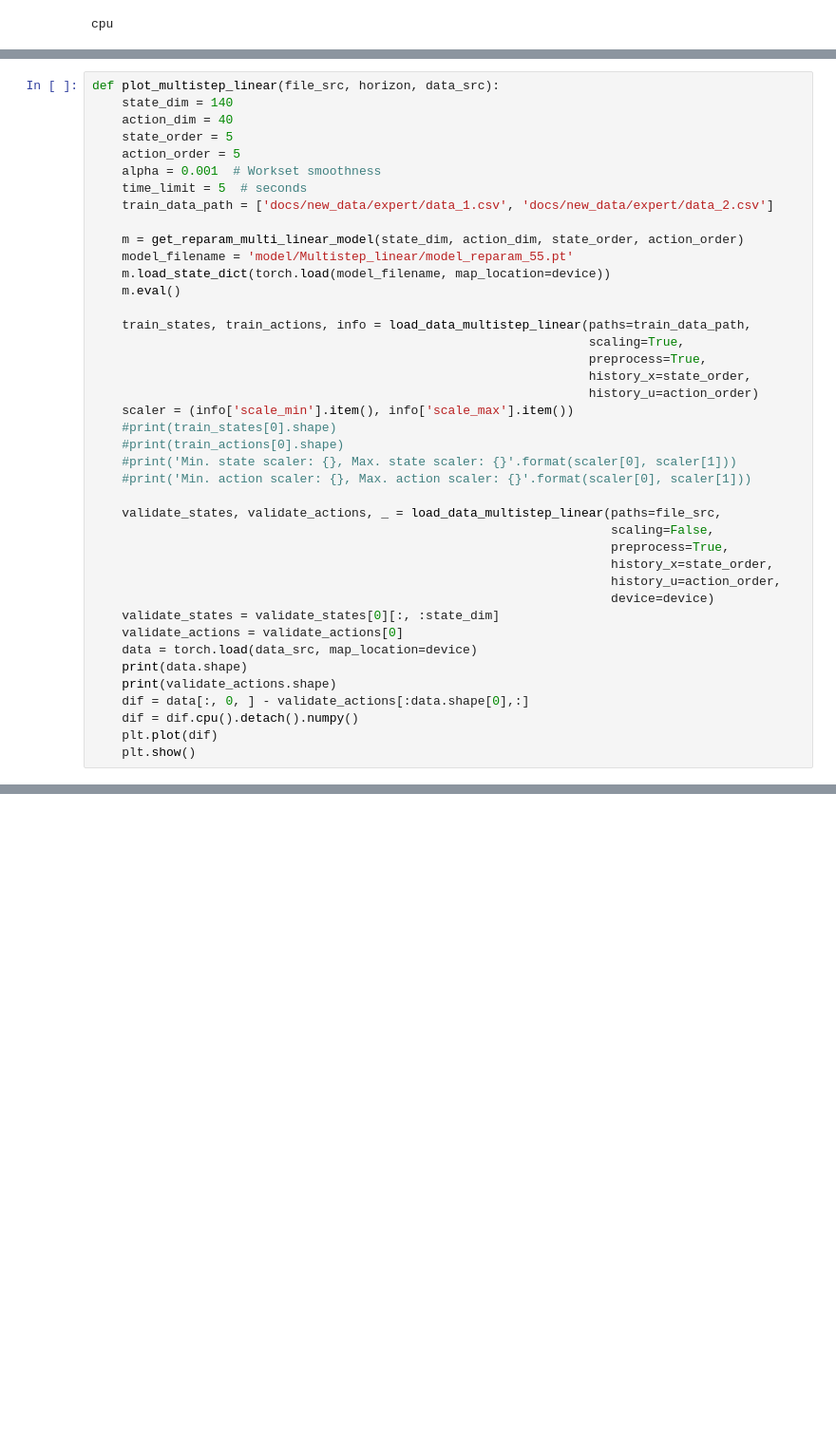
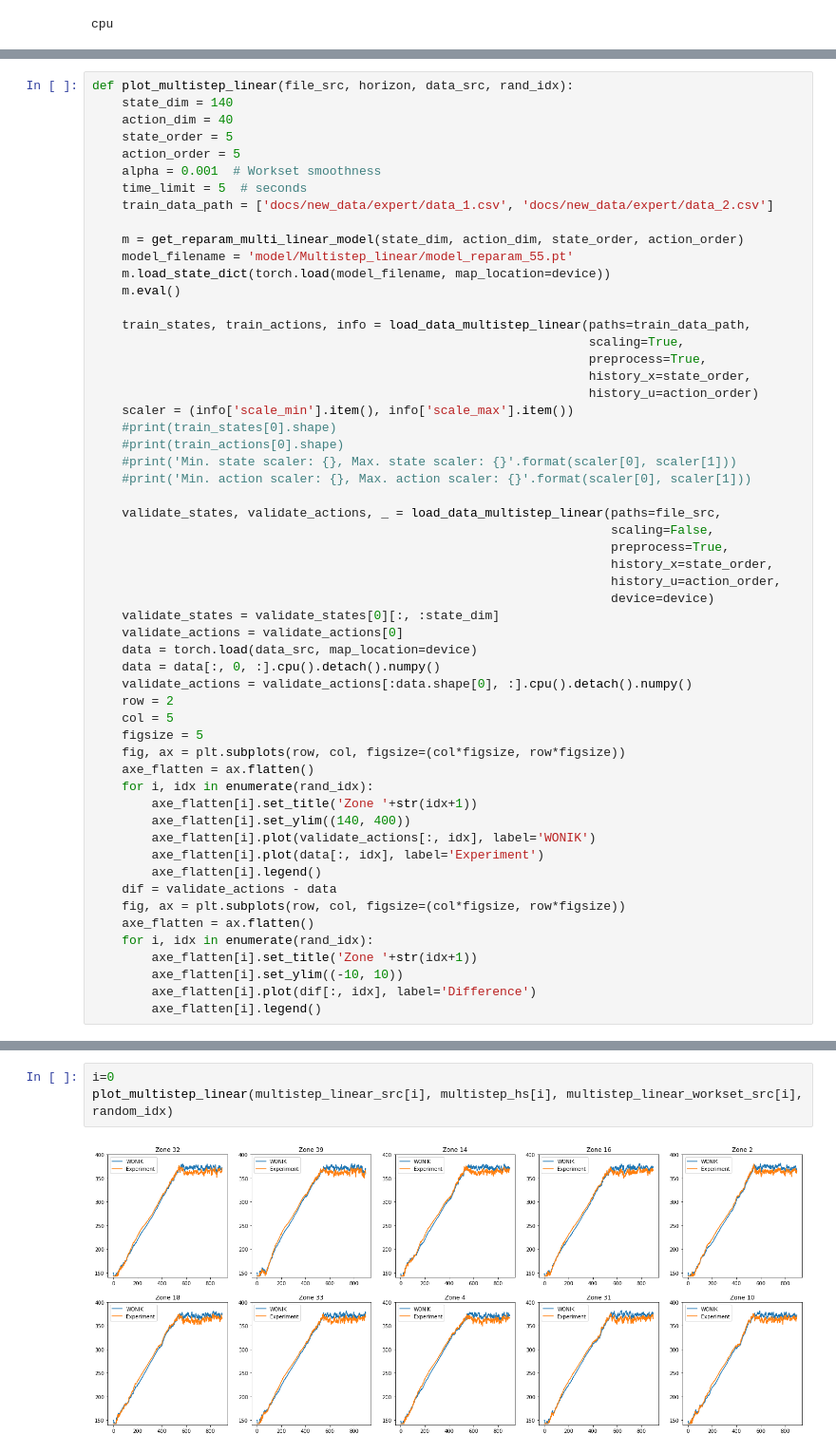
Before and after one commit to song970407/WONIK, a Jupyter notebook: Verify Workset.ipynb, the cells around one changed output, grey strips where cells are left out. Shown at 95% size. Saved outputs shown, nothing was run; the diff lists cells and outputs as text; blank space fills up the shorter version.

```diff
--- a/Verify Workset.ipynb
+++ b/Verify Workset.ipynb
@@ -52,5 +67,5 @@ def plot_ICPreCo(file_src, data_src):
 # %%
-def plot_multistep_linear(file_src, horizon, data_src):
+def plot_multistep_linear(file_src, horizon, data_src, rand_idx):
     state_dim = 140
     action_dim = 40
     state_order = 5
@@ -84,9 +99,24 @@ def plot_multistep_linear(file_src, horizon, data_src):
     validate_states = validate_states[0][:, :state_dim]
     validate_actions = validate_actions[0]
     data = torch.load(data_src, map_location=device)
-    print(data.shape)
-    print(validate_actions.shape)
-    dif = data[:, 0, ] - validate_actions[:data.shape[0],:]
-    dif = dif.cpu().detach().numpy()
-    plt.plot(dif)
-    plt.show()
+    data = data[:, 0, :].cpu().detach().numpy()
+    validate_actions = validate_actions[:data.shape[0], :].cpu().detach().numpy()
+    row = 2
+    col = 5
+    figsize = 5
+    fig, ax = plt.subplots(row, col, figsize=(col*figsize, row*figsize))
+    axe_flatten = ax.flatten()
+    for i, idx in enumerate(rand_idx):
+        axe_flatten[i].set_title('Zone '+str(idx+1))
+        axe_flatten[i].set_ylim((140, 400))
+        axe_flatten[i].plot(validate_actions[:, idx], label='WONIK')
+        axe_flatten[i].plot(data[:, idx], label='Experiment')
+        axe_flatten[i].legend()
+    dif = validate_actions - data
+    fig, ax = plt.subplots(row, col, figsize=(col*figsize, row*figsize))
+    axe_flatten = ax.flatten()
+    for i, idx in enumerate(rand_idx):
+        axe_flatten[i].set_title('Zone '+str(idx+1))
+        axe_flatten[i].set_ylim((-10, 10))
+        axe_flatten[i].plot(dif[:, idx], label='Difference')
+        axe_flatten[i].legend()
@@ -117,0 +153,5 @@ torch.Size([911, 40])
+# %%
+i=0
+plot_multistep_linear(multistep_linear_src[i], multistep_hs[i], multistep_linear_workset_src[i], random_idx)
+# %% [output]
+[figure, added]
```
Also changed, not shown: parts of 13 cells of this notebook, 10 other files.
